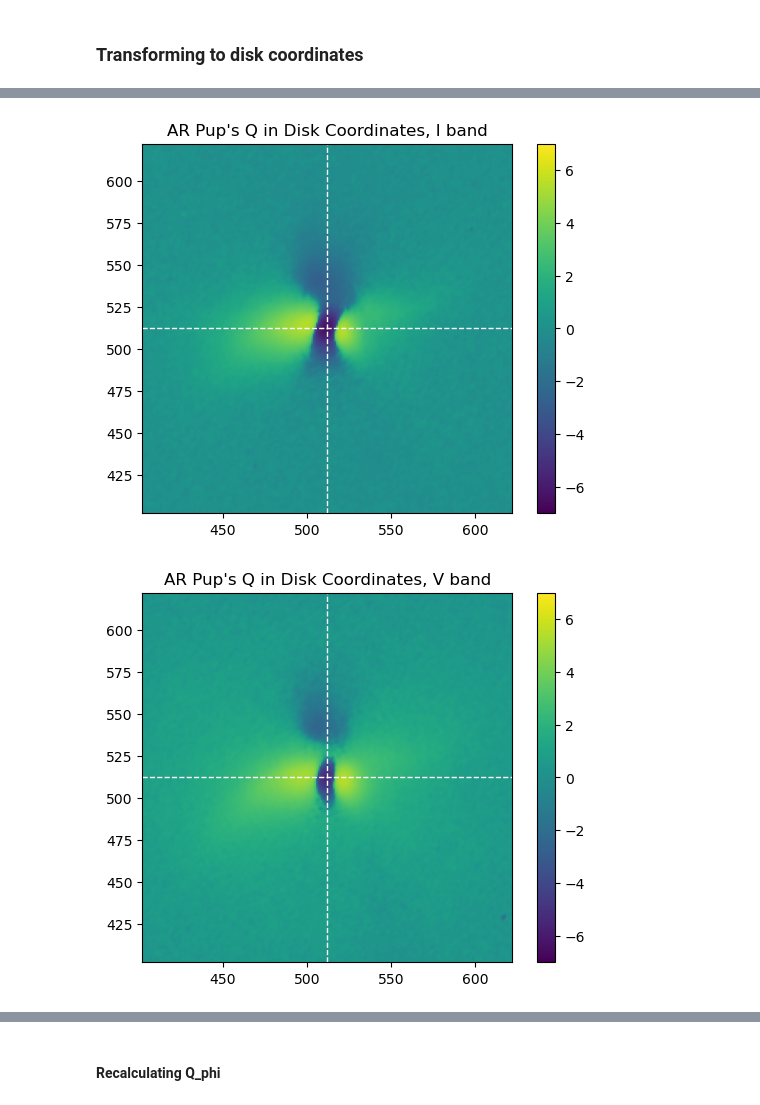
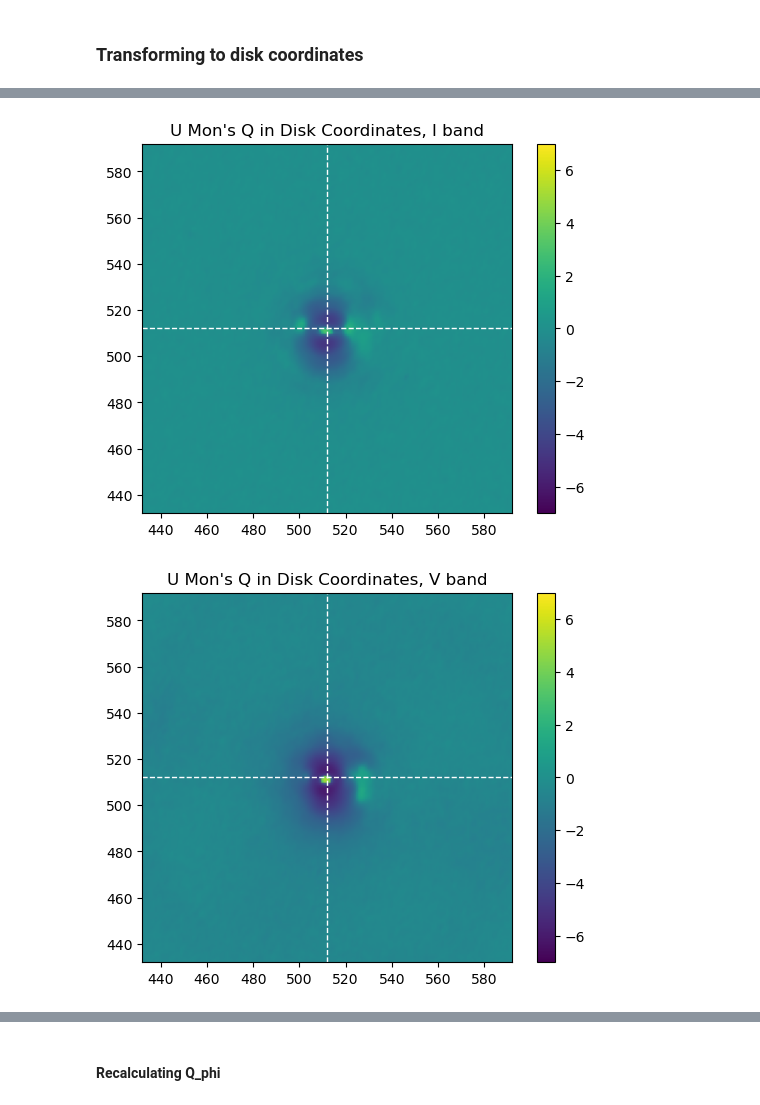
Before and after one commit to aksitadeo/spherediskanalysis, a Jupyter notebook: codes/main/st11.5_Both_HMS_Checks.ipynb, the cells around one changed output, grey strips where cells are left out. Saved outputs shown, nothing was run; the diff lists cells and outputs as text; code cells hidden in the pictures.

```diff
--- a/codes/main/st11.5_Both_HMS_Checks.ipynb
+++ b/codes/main/st11.5_Both_HMS_Checks.ipynb
@@ -87,7 +87,7 @@ ref_of_sci={'01.SCI_AR_Pup':'REF_HD75885','01.SCI_UMon':'01.SCI_UMon'} # the cor
 disk_incl_pa={'01.SCI_AR_Pup':[75,45],'UMon':[25,144],'01.SCI_UMon':[25,144],'V709_Car':[34,13],'HR4049_20190108':[49,63],'HR4049_20190107':[49,63],"HR4049_combined":[49,63],'HR4226':[0,1]} # Kluska_2019 for HR4049 V709Car, UMon from Andrych2023, AR Pup...have to check, this are from my table, HR4226 - just circle
 starnames = {'01.SCI_UMon':'U Mon','01.SCI_AR_Pup':'AR Pup'}
 
-star = stars[-1]
+star = stars[0]
 
 incl_pa=disk_incl_pa[star]
 
@@ -96,16 +96,12 @@ incl_pa=disk_incl_pa[star]
 # fittypes = ['1']
 
 # bands
-band=['V','I']
+# band=['V','I']
 # band=['H']
 
 # camera
-camera='ZIMPOL'
+# camera='ZIMPOL'
 # camera='IRDIS'
-
-# pixelscale
-ps=3.6        # ZIMPOL
-# ps = 12.27      # IRDIS
 
 target_bands = {
     '01.SCI_AR_Pup': ['V', 'I'],
@@ -114,12 +110,14 @@ target_bands = {
 
 current_target = star
 
-# base directory
+# base directory where you want your output directory to be created
 dirdat0 = '/Users/aksitadeo/PycharmProjects/PythonProject/SPHERE_data/'+star+'/'
-# directory where data is stored
-dirdat = '/Users/aksitadeo/PycharmProjects/PythonProject/SPHERE_data/'+star+'/Unres+PSFcorr/'
 # directory where outputs are stored
 figfolder=dirdat0+'HMS_checks/'
+
+# directory where data is stored, i.e. where your 'STAR_I_Q_phi_corr_tel+unres.fits are
+dirdat = '/Users/aksitadeo/PycharmProjects/PythonProject/SPHERE_data/'+star+'/Unres+PSFcorr/'
+
 create_dir(figfolder)
 
 normlim=45
@@ -186,9 +211,9 @@ def rotatetodisk(dir, angle, stokes = 'Q_phi', band = 'I', lim = 110, verbose =
     return rotated_stokes
 # %%
 # omega is the angle at which the 'front' of the disk (i.e. brightest/closest) is located at the bottom
-omega_i = 345                    # UMon = 131 ; AR Pup = 345 - 20
-omega_v = 345                    # UMon = 128 ; AR Pup = 345
+omega_i = 131                    # UMon = 131 ; AR Pup = 345 - 20
+omega_v = 128                    # UMon = 128 ; AR Pup = 345
 
-q_phi_i = rotatetodisk(dirdat+'ZIMPOL/', omega_i, band='I', stokes='Q_phi',lim=110)
-q_phi_v = rotatetodisk(dirdat+'ZIMPOL/', omega_v, band='V', stokes='Q_phi',lim=110)
+q_phi_i = rotatetodisk(load_Qphi_i, omega_i, band='I', stokes='Q_phi',lim=80)
+q_phi_v = rotatetodisk(load_Qphi_v, omega_v, band='V', stokes='Q_phi',lim=80)
 # %% [output]
@@ -201,5 +228,5 @@ if 'H' in target_bands[current_target]:
 # %%
-def transformtodisk(dir, angle, stokes = 'Q', band = 'I', lim = 110, verbose = True):
+def transformtodisk(file1, file2, angle, stokes = 'Q', band = 'I', lim = 110, verbose = True):
     '''
     Transforms Stokes parameters from sky coordinates to disk coordinates using a geometric rotation.
 
@@ -214,7 +241,8 @@ def transformtodisk(dir, angle, stokes = 'Q', band = 'I', lim = 110, verbose = T
     axes, with the "front" of the disk (brightest/closest part) located at the bottom.
 
     Input parameters:
-    dir (str): The directory path where the FITS images are located.
+    file1 (arr): The Stokes Q FITS images used to rotate.
+    file2 (arr): The Stokes U FITS images used to rotate.
     angle (float): The rotation angle in degrees (omega). The transformation is based on this angle.
     stokes (str): The specific Stokes parameter to compute and return ('Q' or 'U').
     band (str): The photometric band of the observation (e.g., 'I', 'V', 'H').
@@ -227,8 +255,10 @@ def transformtodisk(dir, angle, stokes = 'Q', band = 'I', lim = 110, verbose = T
     '''
 
     # load data
-    Q = LoadImage(dir,f'{star}_{band}_Q_corr_tel+unres.fits')
-    U = LoadImage(dir,f'{star}_{band}_U_corr_tel+unres.fits')
+    # Q = LoadImage(dir,f'{star}_{band}_Q_corr_tel+unres.fits')
+    # U = LoadImage(dir,f'{star}_{band}_U_corr_tel+unres.fits')
+    Q = file1.copy()
+    U = file2.copy()
 
     # rotate image
     omega = np.deg2rad(angle)               # convert omega to radians
@@ -265,10 +295,10 @@ def transformtodisk(dir, angle, stokes = 'Q', band = 'I', lim = 110, verbose = T
 
     return rotated_stokes
 # %%
-q_i = transformtodisk(dirdat+'ZIMPOL/', omega_i, band='I', stokes='Q',lim=110)
-q_v = transformtodisk(dirdat+'ZIMPOL/', omega_v, band='V', stokes='Q',lim=110)
-u_i = transformtodisk(dirdat+'ZIMPOL/', omega_i, band='I', stokes='U',lim=110)
-u_v = transformtodisk(dirdat+'ZIMPOL/', omega_v, band='V', stokes='U',lim=110)
+q_i = transformtodisk(load_Q_i,load_U_i, omega_i, band='I', stokes='Q',lim=80)
+q_v = transformtodisk(load_Q_v,load_U_v, omega_v, band='V', stokes='Q',lim=80)
+u_i = transformtodisk(load_Q_i,load_U_i, omega_i, band='I', stokes='U',lim=80)
+u_v = transformtodisk(load_Q_v,load_U_v, omega_v, band='V', stokes='U',lim=80)
 # %% [output]
-[figure, old version]
+[figure, new version]
-[figure, old version]
+[figure, new version]
```
Also changed, not shown: parts of 31 cells of this notebook.
